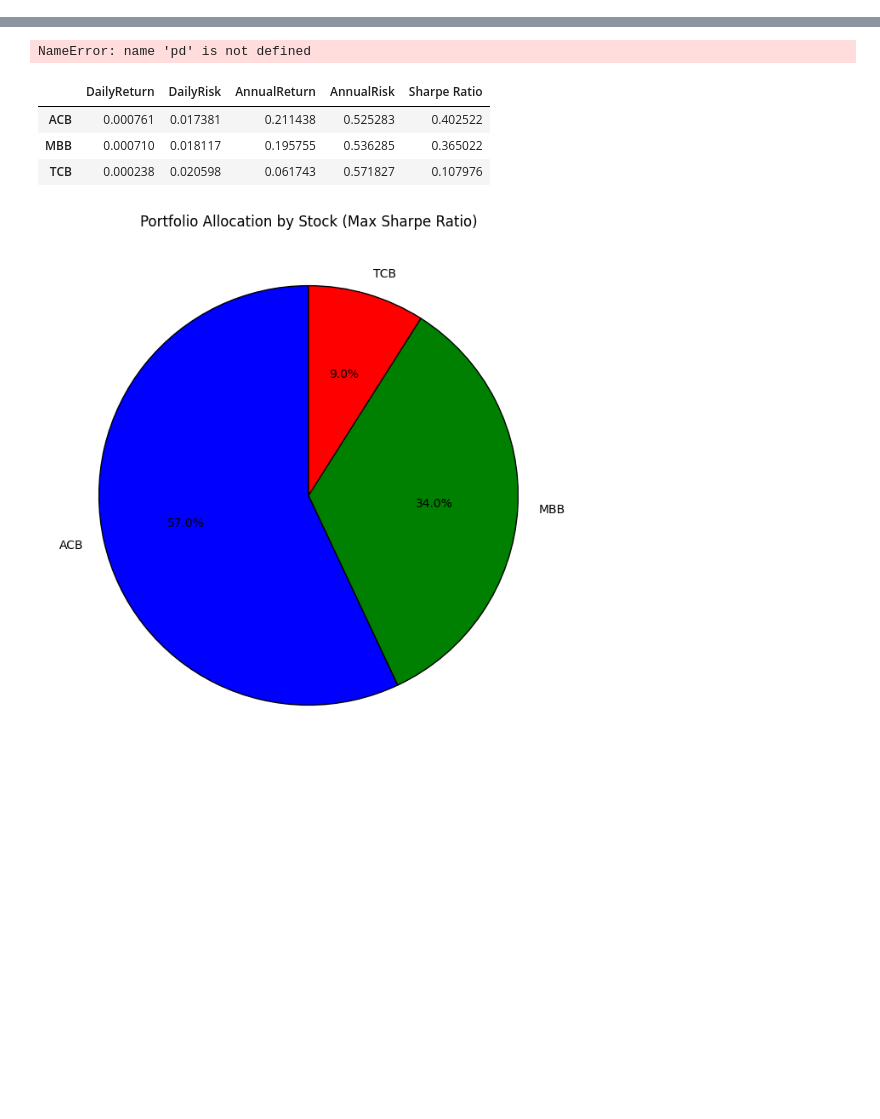
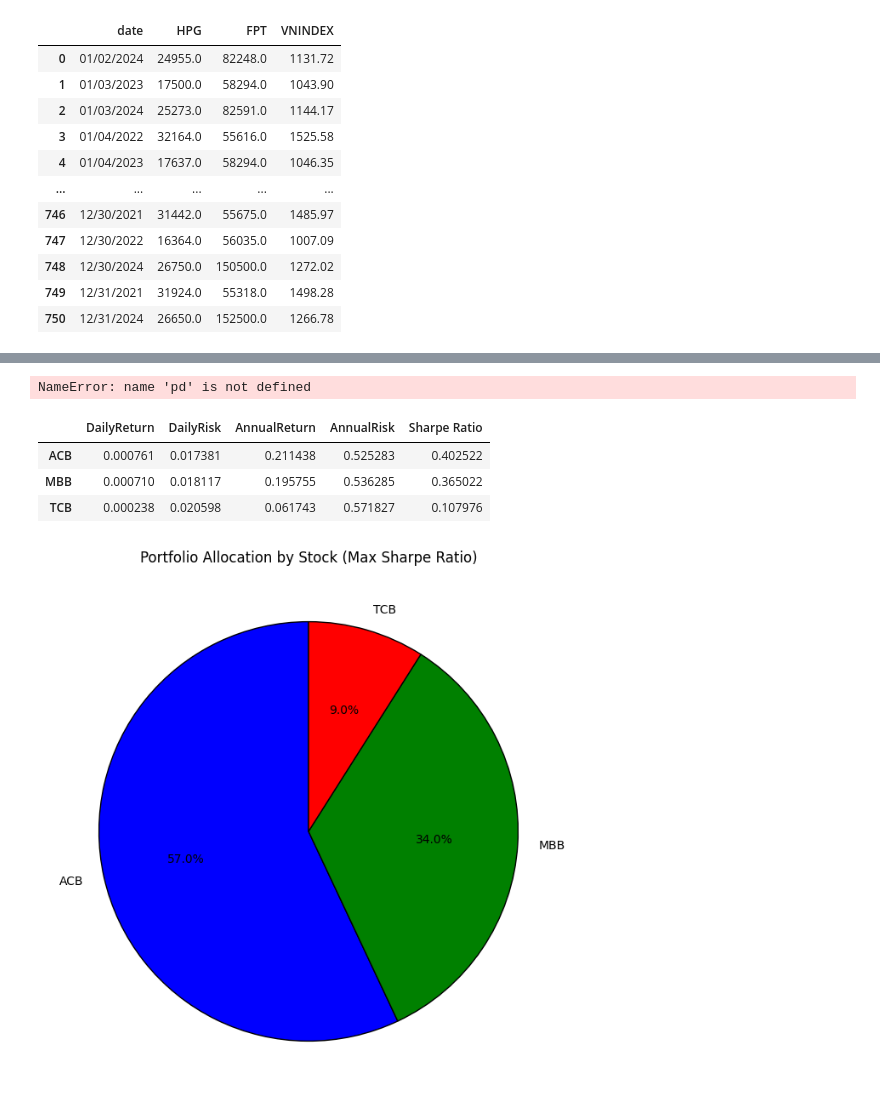
Before and after one commit to vinhnguyen-22/Vincent-Stock-Dashboard, a Jupyter notebook: notebooks/Optimize_portfolio.ipynb, the cells around one changed output, grey strips where cells are left out. Saved outputs shown, nothing was run; the diff lists cells and outputs as text; code cells hidden in the pictures; blank space fills up the shorter version.

```diff
--- a/notebooks/Optimize_portfolio.ipynb
+++ b/notebooks/Optimize_portfolio.ipynb
@@ -5,3 +4,76 @@ import matplotlib.pyplot as plt
 import numpy as np
 import seaborn as sb
 import requests
+# %%
+import requests
+import time
+from datetime import datetime, timedelta
+import pandas as pd
+
+
+def to_unix(dt):
+    return int(time.mktime(dt.timetuple()))
+
+
+def convert_iso_to_date(iso_date):
+    y, m, d = iso_date[:10].split("-")
+    return f"{m}/{d}/{y}"
+
+
+def fetch_data(url):
+    response = requests.get(url, headers={"Content-Type": "application/json"})
+    response.raise_for_status()
+    data = response.json().get("data", [])
+    return list(reversed(data))
+
+
+def fetch_price(stock, start_date, end_date):
+    date_start = to_unix(start_date)
+    date_end = to_unix(end_date)
+    end_date_stp = date_end
+    delta = (end_date - start_date).days
+    arr_data = []
+
+    while delta > 365:
+        url = f"https://apipubaws.tcbs.com.vn/stock-insight/v2/stock/bars-long-term?ticker={stock}&type={'index' if stock.upper() == 'VNINDEX' else 'stock'}&resolution=D&to={end_date_stp}&countBack=365"
+        print(f"Fetching data from: {url}")
+        chunk = fetch_data(url)
+        arr_data.extend(chunk)
+        last_date = convert_iso_to_date(chunk[-1]["tradingDate"])
+        end_date_stp = to_unix(datetime.strptime(last_date, "%m/%d/%Y") - timedelta(days=1))
+        delta -= 365
+
+    if delta > 0:
+        url = f"https://apipubaws.tcbs.com.vn/stock-insight/v2/stock/bars-long-term?ticker={stock}&type=stock&resolution=D&to={end_date_stp}&countBack={delta}"
+        print(f"Fetching data from: {url}")
+        chunk = fetch_data(url)
+        arr_data.extend(chunk)
+
+    dates = [convert_iso_to_date(item["tradingDate"]) for item in arr_data]
+    prices = [item["close"] for item in arr_data]
+    return pd.DataFrame({"date": dates, stock: prices})
+
+
+def fetch_price_stocks_df(stocks, start_date_str="2022-01-01", end_date_str="2023-01-01"):
+    start_date = datetime.strptime(start_date_str, "%Y-%m-%d")
+    end_date = datetime.strptime(end_date_str, "%Y-%m-%d")
+
+    combined_df = pd.DataFrame()
+
+    for stock in stocks:
+        print(f"Fetching data for: {stock}")
+        df = fetch_price(stock, start_date, end_date)
+        if combined_df.empty:
+            combined_df = df
+        else:
+            combined_df = pd.merge(combined_df, df, on="date", how="outer")
+
+    combined_df.sort_values("date", inplace=True)
+    combined_df.reset_index(drop=True, inplace=True)
+    return combined_df
+
+
+stocks = ["HPG", "FPT", "VNINDEX"]
+df = fetch_price_stocks_df(stocks, "2022-01-01", "2025-01-01")
+df
+# %% [output]
@@ -7,0 +95,12 @@ import requests
+|  | date | HPG | FPT | VNINDEX |
+| 0 | 01/02/2024 | 24955.0 | 82248.0 | 1131.72 |
+| 1 | 01/03/2023 | 17500.0 | 58294.0 | 1043.90 |
+| 2 | 01/03/2024 | 25273.0 | 82591.0 | 1144.17 |
+| 3 | 01/04/2022 | 32164.0 | 55616.0 | 1525.58 |
+| 4 | 01/04/2023 | 17637.0 | 58294.0 | 1046.35 |
+| ... | ... | ... | ... | ... |
+| 746 | 12/30/2021 | 31442.0 | 55675.0 | 1485.97 |
+| 747 | 12/30/2022 | 16364.0 | 56035.0 | 1007.09 |
+| 748 | 12/30/2024 | 26750.0 | 150500.0 | 1272.02 |
+| 749 | 12/31/2021 | 31924.0 | 55318.0 | 1498.28 |
+| 750 | 12/31/2024 | 26650.0 | 152500.0 | 1266.78 |
```
Also changed, not shown: parts of 11 cells of this notebook, 7 other files.
